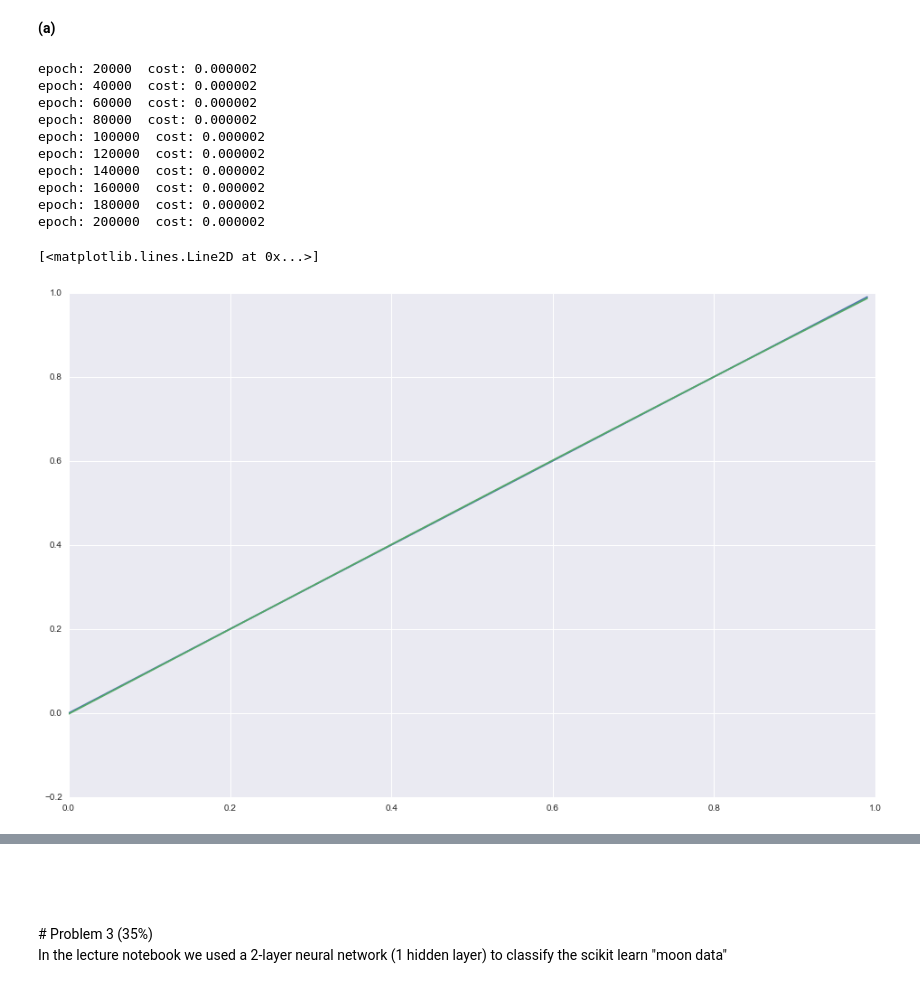
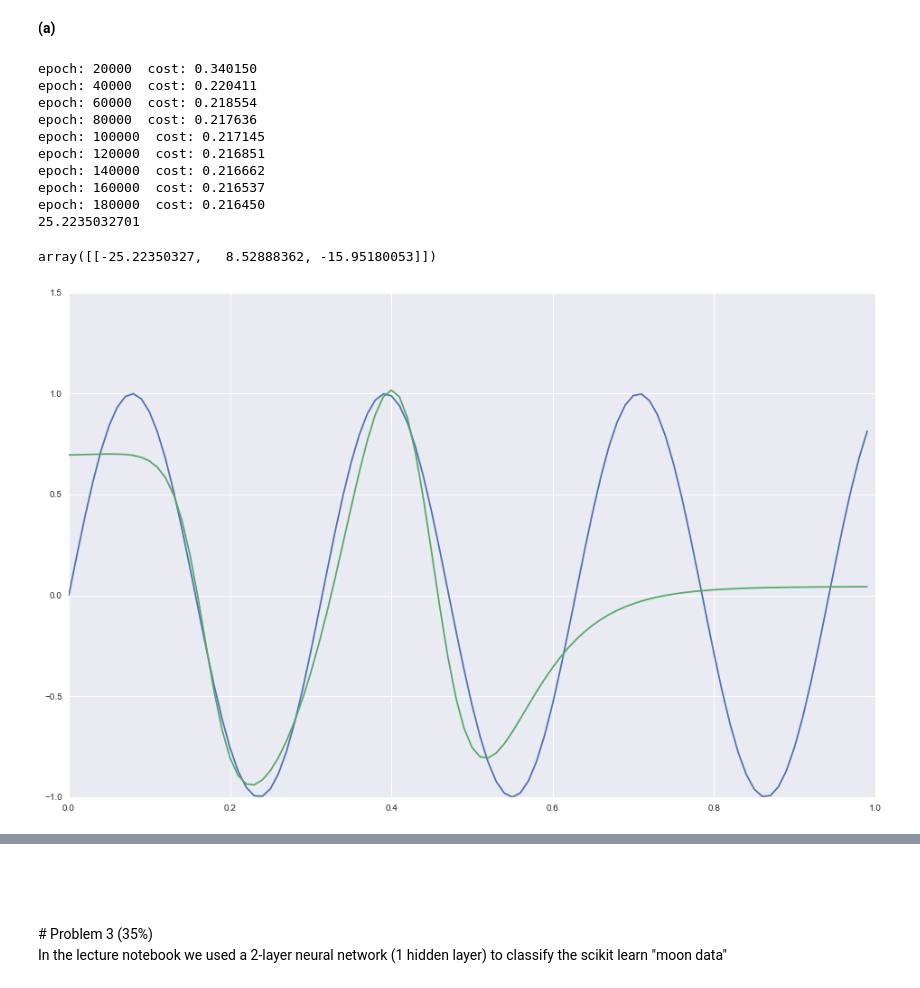
Before and after one commit to afcarl/machine_learning, a Jupyter notebook: homework4/nn1_hw.ipynb, the cells around one changed output, grey strips where cells are left out. Drawn from its saved outputs; the diff is of its cells as text; code cells hidden in the pictures.

```diff
--- a/homework4/nn1_hw.ipynb
+++ b/homework4/nn1_hw.ipynb
@@ -71,32 +71,37 @@ __(e)__ Add a regularizer to your neural network and retrain on the same dataset
 __(a)__
 # %%
 x = np.arange(0,1,.01)
-y = x
+#y = x * -1
+#y = np.abs((x * -2) + 1)
+y = np.sin(x*20)
 #y = ((np.invert((x*100).astype(int))*2654435761) % (2**32)) / (2**32)
 x = x.reshape((100,1))
 #y = y.reshape((100,1))
 #print(x,"\n" ,y)
 #print(x.shape)
 #1/0
 
 figure, ax = plt.subplots(figsize=(16,10))
 ax.plot(x,y)
 
-fa = FunctionApproximator(n_out=1, n_hidden=100)
-fa.train(x, y, learning_rate=0.05, n_epochs=200000, report_frequency=20000)
+fa = FunctionApproximator(n_out=1, n_hidden=3)
+fa.train(x, y, learning_rate=0.15, n_epochs=180000, report_frequency=20000)
 y_pred = fa.get_y_pred()
 
 ax.plot(x, y_pred)
+
+print(max(np.abs(fa.get_weights()[0][0])))
+fa.get_weights()[0]
 # %% [output]
-epoch: 20000  cost: 0.000002
-epoch: 40000  cost: 0.000002
-epoch: 60000  cost: 0.000002
-epoch: 80000  cost: 0.000002
-epoch: 100000  cost: 0.000002
-epoch: 120000  cost: 0.000002
-epoch: 140000  cost: 0.000002
-epoch: 160000  cost: 0.000002
-epoch: 180000  cost: 0.000002
-epoch: 200000  cost: 0.000002
+epoch: 20000  cost: 0.340150
+epoch: 40000  cost: 0.220411
+epoch: 60000  cost: 0.218554
+epoch: 80000  cost: 0.217636
+epoch: 100000  cost: 0.217145
+epoch: 120000  cost: 0.216851
+epoch: 140000  cost: 0.216662
+epoch: 160000  cost: 0.216537
+epoch: 180000  cost: 0.216450
+25.2235032701
-[<matplotlib.lines.Line2D at 0x...>]
+array([[-25.22350327,   8.52888362, -15.95180053]])
-[figure, old version]
+[figure, new version]
```
Also changed, not shown: parts of 3 cells of this notebook.
